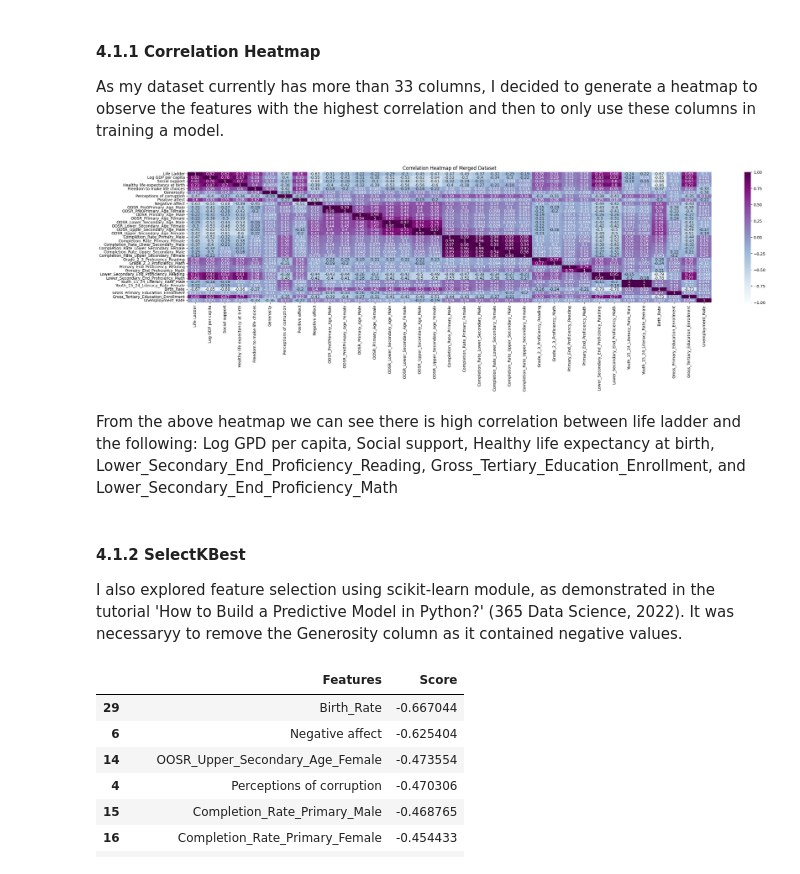
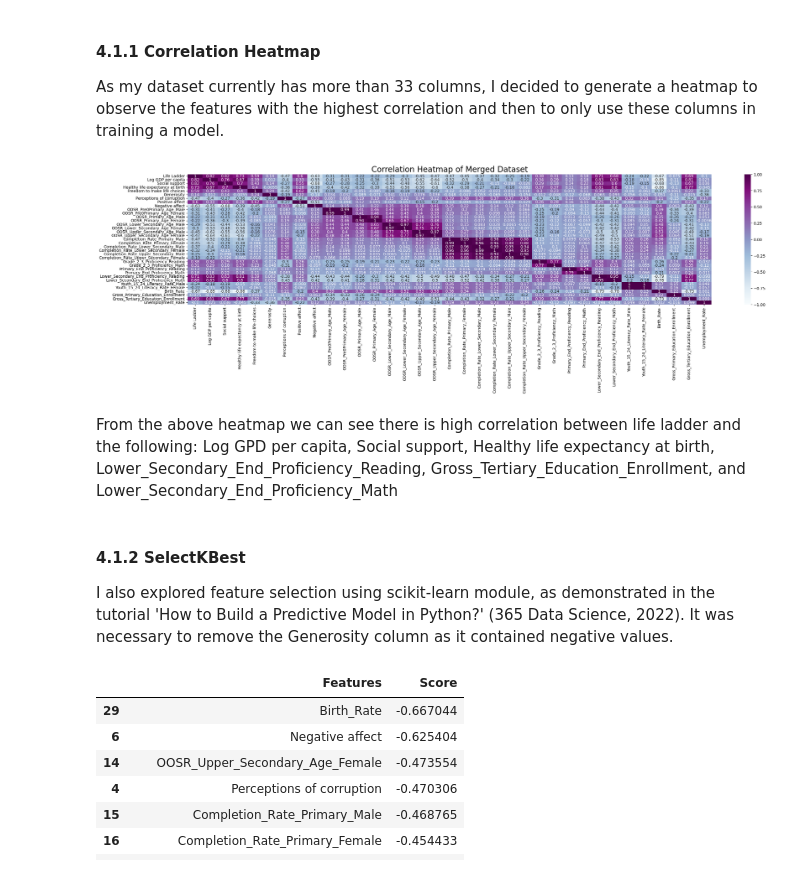
Before and after one commit to EmoSense/data_explore, a Jupyter notebook: DataDrivenModel.ipynb, the cells around one changed output. Cells and saved outputs as stored; diff of their text form; code cells hidden in the pictures.

```diff
--- a/DataDrivenModel.ipynb
+++ b/DataDrivenModel.ipynb
@@ -394,24 +394,24 @@ merged = merged_table.iloc[:, 1:]
 # %%
 corr = merged.corr()
 plt.figure(figsize=(30,6))
 sns.heatmap(corr,
             xticklabels=corr.columns.values,
             yticklabels=corr.columns.values,
             cmap="BuPu",
             vmin=-1,
             vmax=1,
             annot=True)
-plt.title("Correlation Heatmap of Merged Dataset")
+plt.title("Correlation Heatmap of Merged Dataset", fontsize=20)
 plt.show()
 # %% [output]
-[figure, old version]
+[figure, new version]
 # %% [markdown]
 From the above heatmap we can see there is high correlation between life ladder and the following: Log GPD per capita, Social support, Healthy life expectancy at birth, Lower_Secondary_End_Proficiency_Reading, Gross_Tertiary_Education_Enrollment, and Lower_Secondary_End_Proficiency_Math
 # %%
 selected_features = ['Log GDP per capita', 'Social support', 'Healthy life expectancy at birth', 'Lower_Secondary_End_Proficiency_Reading', 'Gross_Tertiary_Education_Enrollment', 'Lower_Secondary_End_Proficiency_Math']
 # %% [markdown]
 #### 4.1.2 SelectKBest
- I also explored feature selection using scikit-learn module, as demonstrated in the tutorial 'How to Build a Predictive Model in Python?' (365 Data Science, 2022). It was necessaryy to remove the Generosity column as it contained negative values.
+ I also explored feature selection using scikit-learn module, as demonstrated in the tutorial 'How to Build a Predictive Model in Python?' (365 Data Science, 2022). It was necessary to remove the Generosity column as it contained negative values.
 # %%
 selected_features_table = merged_table.drop(columns=['Generosity'])
 # %%
```
Also changed, not shown: parts of 9 cells of this notebook.
